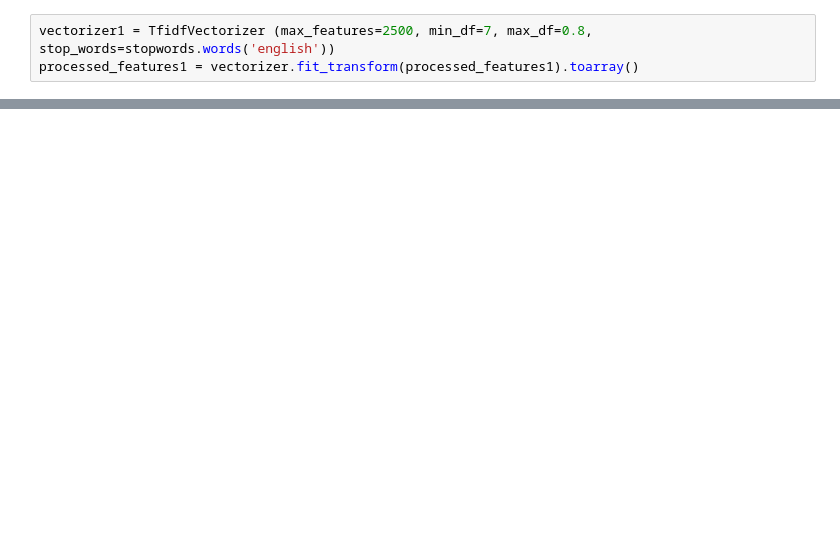
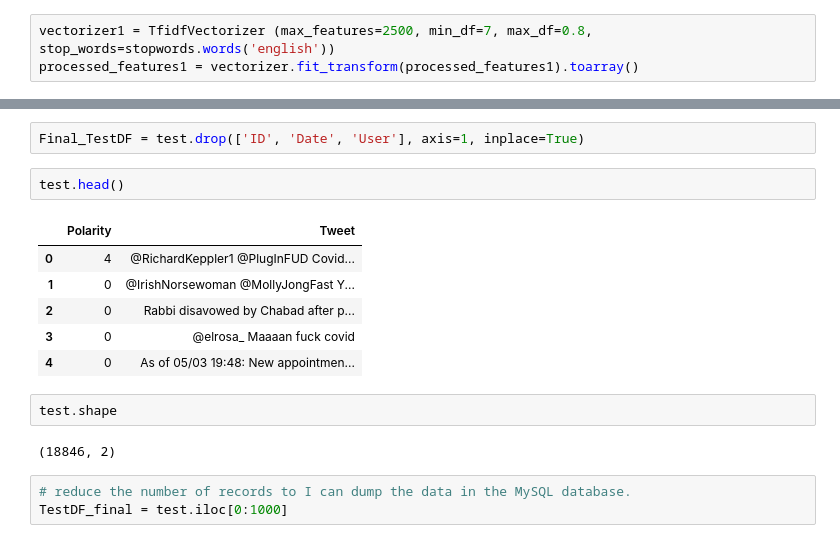
Before and after one commit to Damianlopez78/TweeterAnalysisWithSpark, a Jupyter notebook: Tweets_LogModel.ipynb, the cells around one changed output, grey strips where cells are left out. Saved outputs shown, nothing was run; the diff lists cells and outputs as text; blank space fills up the shorter version.

```diff
--- a/Tweets_LogModel.ipynb
+++ b/Tweets_LogModel.ipynb
@@ -194,3 +206,21 @@ test
 | 18844 | 4 | 1389339894552559616 | 2021-05-03 22:03:38 | bc_news_addict | BC Covid Update:\nFri-Sat 835\nSa... |
 | 18845 | 0 | 1389339894066171912 | 2021-05-03 22:03:38 | Kristin75092375 | You're ugly, dumb, and stupid but... |
 18846 rows × 5 columns
+# %%
+Final_TestDF = test.drop(['ID', 'Date', 'User'], axis=1, inplace=True)
+# %%
+test.head()
+# %% [output]
+|  | Polarity | Tweet |
+| 0 | 4 | @RichardKeppler1 @PlugInFUD Covid... |
+| 1 | 0 | @IrishNorsewoman @MollyJongFast Y... |
+| 2 | 0 | Rabbi disavowed by Chabad after p... |
+| 3 | 0 | @elrosa_ Maaaan fuck covid |
+| 4 | 0 | As of 05/03 19:48: New appointmen... |
+# %%
+test.shape
+# %% [output]
+(18846, 2)
+# %%
+# reduce the number of records to I can dump the data in the MySQL database.
+TestDF_final = test.iloc[0:1000]
```
Also changed, not shown: parts of 21 cells of this notebook, 11 other files.
